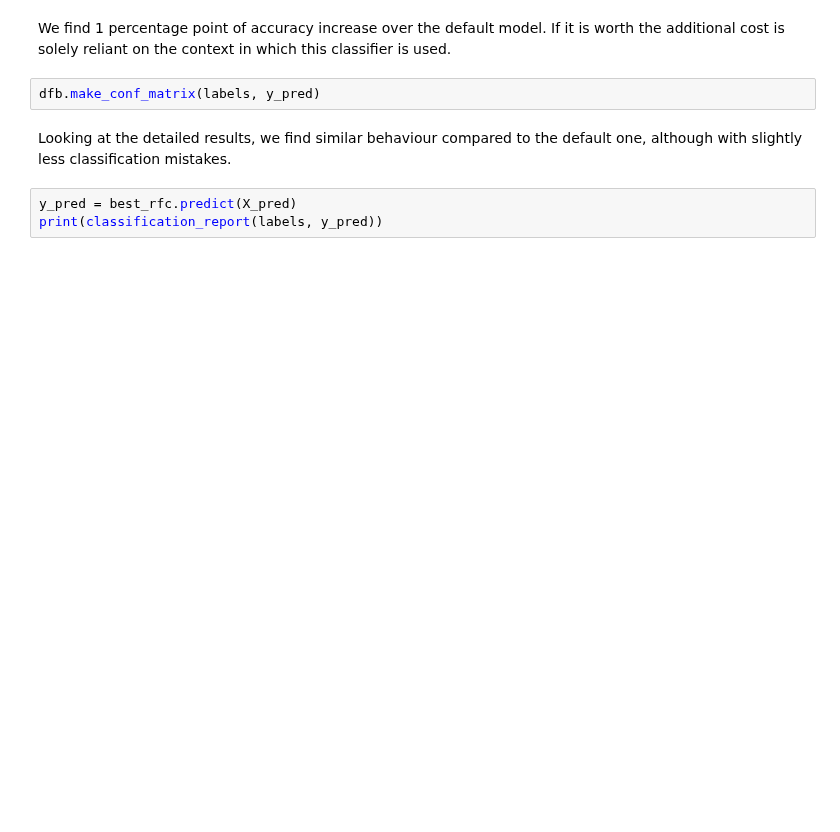
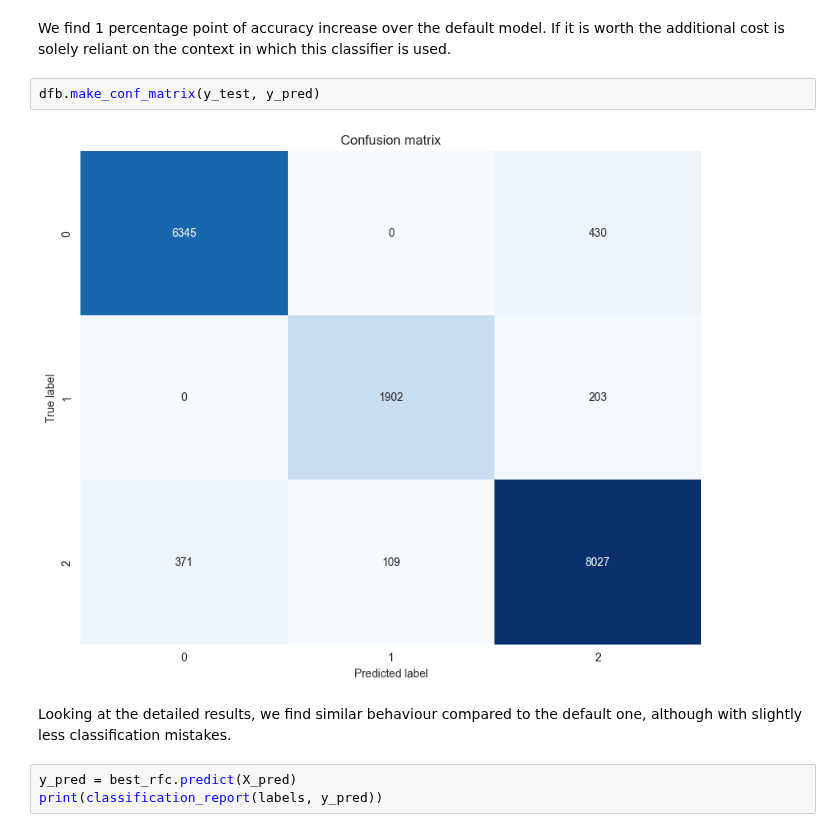
Before and after one commit to zurfil/DataSciencePortfolio, a Jupyter notebook: FIFA/quality_pred.ipynb, the cells around one changed output. Cells and saved outputs as stored; diff of their text form; blank space fills up the shorter version.

```diff
--- a/FIFA/quality_pred.ipynb
+++ b/FIFA/quality_pred.ipynb
@@ -193,7 +189,9 @@ ValueError: Found input variables with inconsistent numbers of samples: [16459,
 We find 1 percentage point of accuracy increase over the default model. If it is worth the additional cost is solely reliant on the context
 in which this classifier is used.
 # %%
-dfb.make_conf_matrix(labels, y_pred)
+dfb.make_conf_matrix(y_test, y_pred)
+# %% [output]
+[figure, added]
 # %% [markdown]
 Looking at the detailed results, we find similar behaviour compared to the default one, although with slightly less classification mistakes.
 # %%
```
Also changed, not shown: parts of 6 cells of this notebook.
